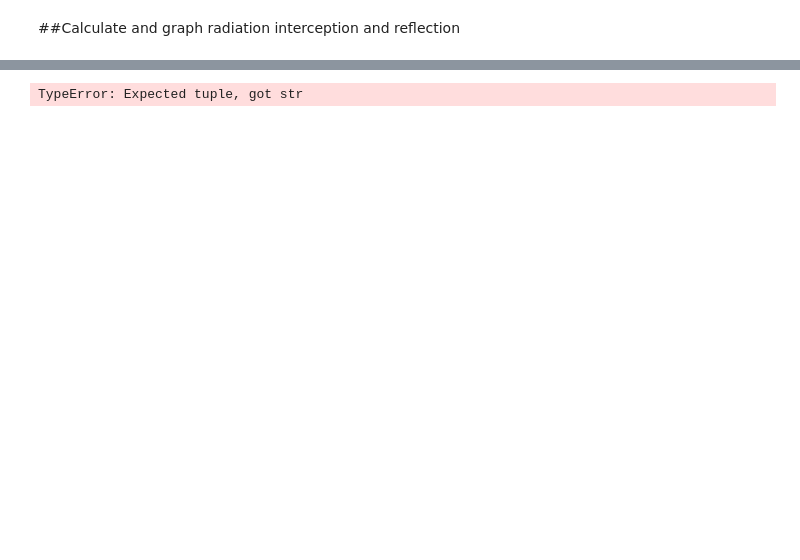
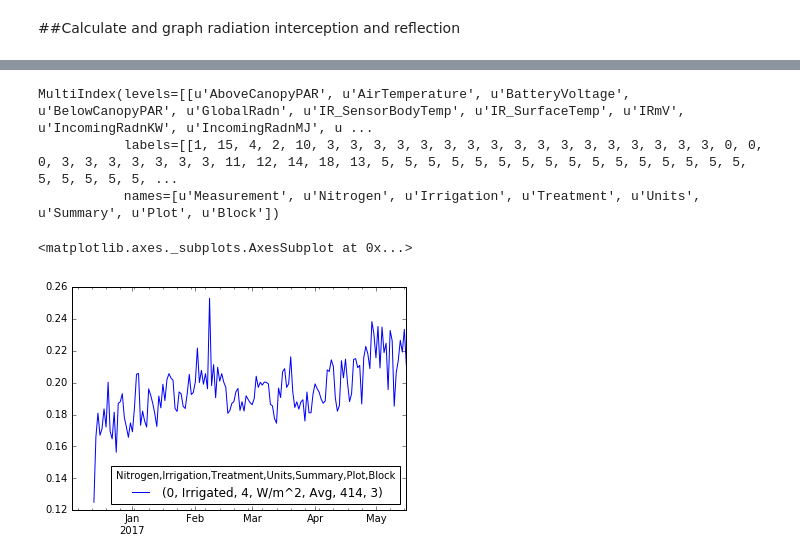
Before and after one commit to HamishBrownPFR/RainShelterFodderBeet, a Jupyter notebook: RadnAndTempCheckAndSetup.ipynb, the cells around one changed output, grey strips where cells are left out. Cells and saved outputs as stored; diff of their text form; code cells hidden in the pictures; blank space fills up the shorter version.

```diff
--- a/RadnAndTempCheckAndSetup.ipynb
+++ b/RadnAndTempCheckAndSetup.ipynb
@@ -210,4 +215,12 @@ Data.ix[:,Data.columns.isin(['IncomingRadnKW','ReflectedRadnKW'],level=0)].plot(
 # %%
-Data.ix[:,['IncomingRadnMJ','ReflectedRadiation']]
+Data.'IncomingRadnMJ
 # %% [output]
-TypeError: Expected tuple, got str
+MultiIndex(levels=[[u'AboveCanopyPAR', u'AirTemperature', u'BatteryVoltage', u'BelowCanopyPAR', u'GlobalRadn', u'IR_SensorBodyTemp', u'IR_SurfaceTemp', u'IRmV', u'IncomingRadnKW', u'IncomingRadnMJ', u ...
+           labels=[[1, 15, 4, 2, 10, 3, 3, 3, 3, 3, 3, 3, 3, 3, 3, 3, 3, 3, 3, 3, 3, 3, 0, 0, 0, 3, 3, 3, 3, 3, 3, 3, 11, 12, 14, 18, 13, 5, 5, 5, 5, 5, 5, 5, 5, 5, 5, 5, 5, 5, 5, 5, 5, 5, 5, 5, 5, 5, ...
+           names=[u'Measurement', u'Nitrogen', u'Irrigation', u'Treatment', u'Units', u'Summary', u'Plot', u'Block'])
+# %%
+Albedo = Data.ix[:,'ReflectedRadn'].resample('d').sum()/Data.ix[:,'GlobalRadn'].resample('d').sum()
+Albedo.plot()
+# %% [output]
+<matplotlib.axes._subplots.AxesSubplot at 0x...>
+[figure, added]
```
Also changed, not shown: parts of 16 cells of this notebook, 1 other file.
